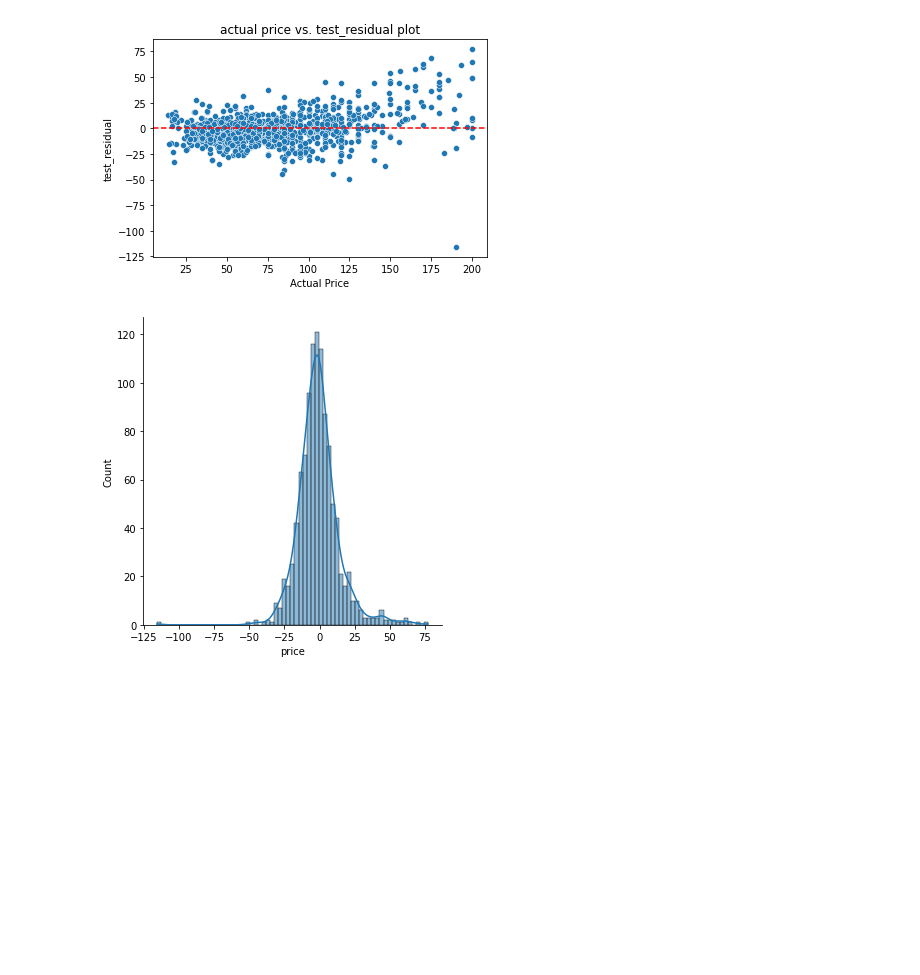
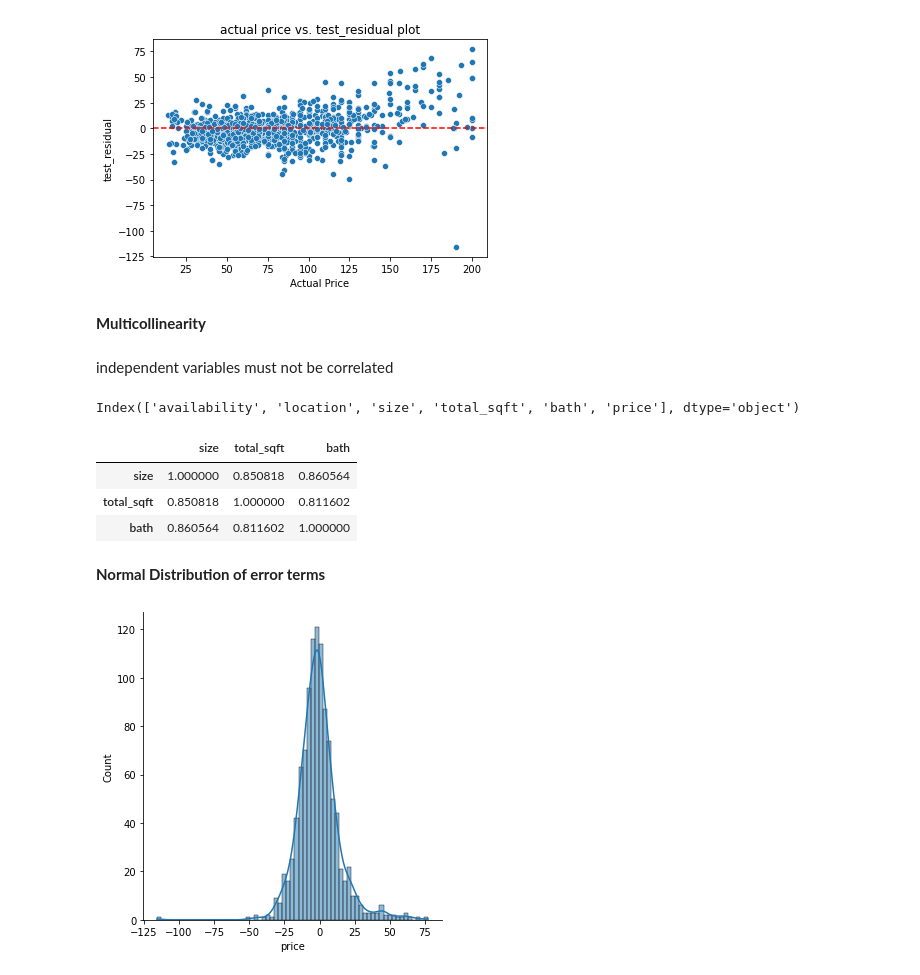
Before and after one commit to h-1mant/Bengaluru-House-Price-Prediction, a Jupyter notebook: Bengaluru House Price Prediction.ipynb, the cells around one changed output. Saved outputs shown, nothing was run; the diff lists cells and outputs as text; code cells hidden in the pictures; blank space fills up the shorter version.

```diff
--- a/Bengaluru House Price Prediction.ipynb
+++ b/Bengaluru House Price Prediction.ipynb
@@ -705,6 +734,24 @@ plt.title('actual price vs. test_residual plot')
 plt.axhline(y=0, color='r', linestyle='--');
 # %% [output]
 [figure]
+# %% [markdown]
+**Multicollinearity**
+# %% [markdown]
+independent variables must not be correlated
+# %%
+df.columns
+# %% [output]
+Index(['availability', 'location', 'size', 'total_sqft', 'bath', 'price'], dtype='object')
+# %%
+df.drop('price',axis=1).corr()
+#consider only independent variables
+# %% [output]
+|  | size | total_sqft | bath |
+| size | 1.000000 | 0.850818 | 0.860564 |
+| total_sqft | 0.850818 | 1.000000 | 0.811602 |
+| bath | 0.860564 | 0.811602 | 1.000000 |
+# %% [markdown]
+**Normal Distribution of error terms**
 # %%
 #normality check
 sns.displot(test_res,kde=True);
```
Also changed, not shown: parts of 15 cells of this notebook.
